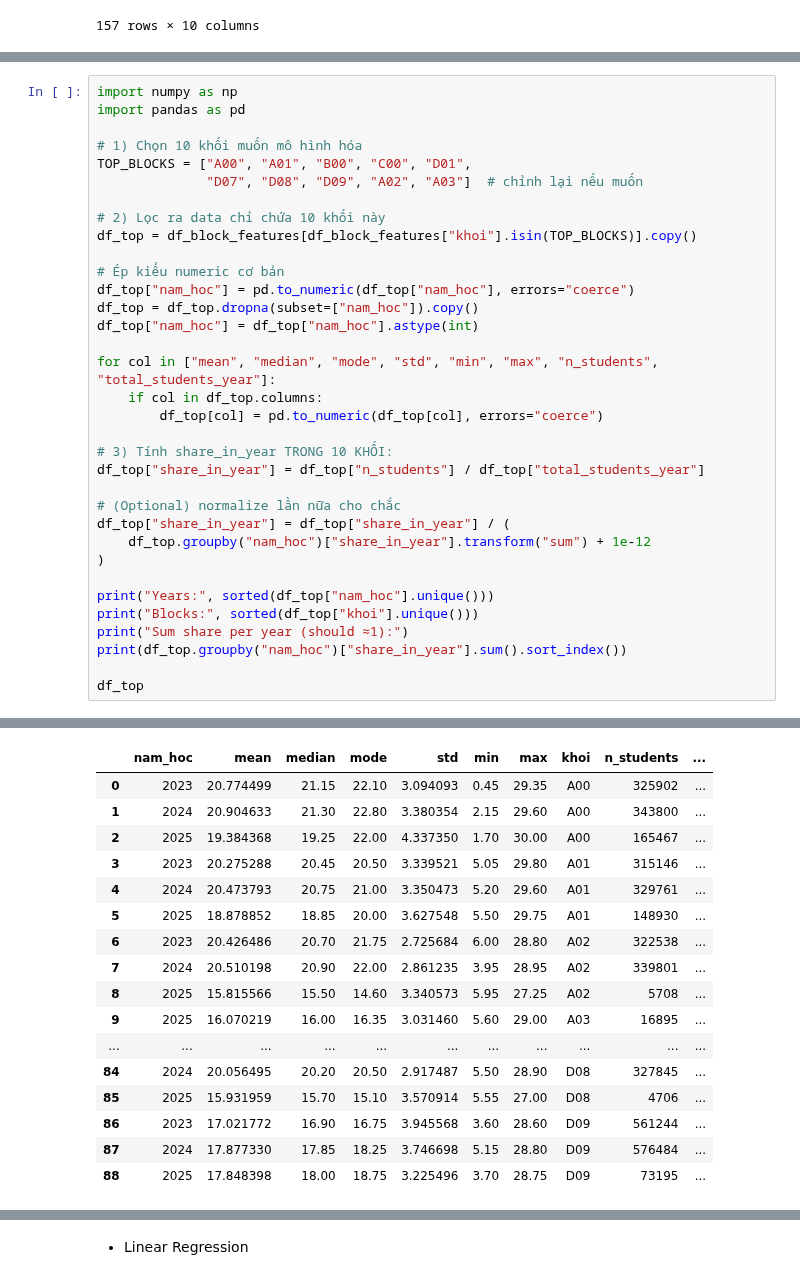
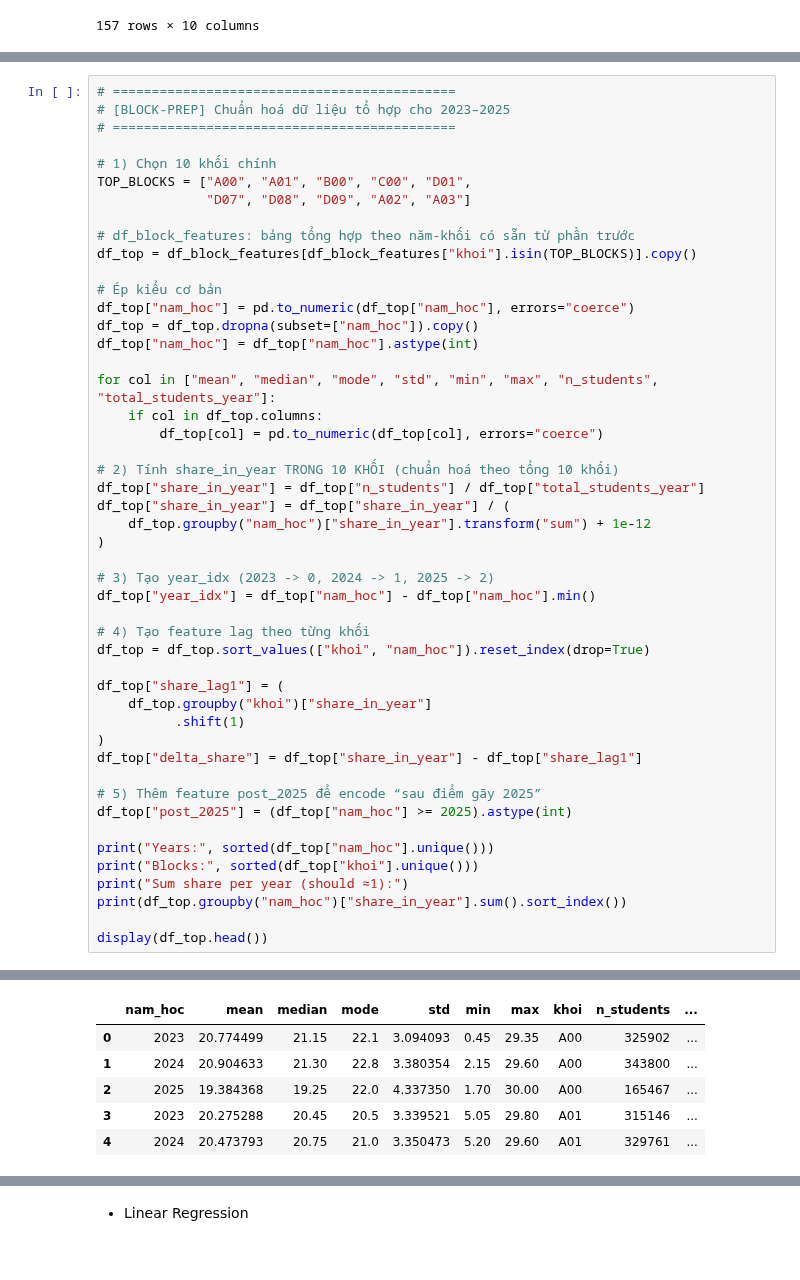
Before and after one commit to tano-dev/Vietnam-National-Exam-Score-Analysis-and-Forecasting, a Jupyter notebook: Notebook/Forecast.ipynb, the cells around one changed output, grey strips where cells are left out. Drawn from its saved outputs; the diff is of its cells as text.

Commit message:
Cập nhật , hoàn thiện Forecast dự báo tỉ lệ tổ hợp. Yêu cầu đổi trình bày Forecast theo điểm cho phù hợp

```diff
--- a/Notebook/Forecast.ipynb
+++ b/Notebook/Forecast.ipynb
@@ -1057,60 +1175,63 @@ df_block_features
 # %%
-import numpy as np
-import pandas as pd
+# ============================================
+# [BLOCK-PREP] Chuẩn hoá dữ liệu tổ hợp cho 2023–2025
+# ============================================
 
-# 1) Chọn 10 khối muốn mô hình hóa
+# 1) Chọn 10 khối chính
 TOP_BLOCKS = ["A00", "A01", "B00", "C00", "D01",
-              "D07", "D08", "D09", "A02", "A03"]  # chỉnh lại nếu muốn
+              "D07", "D08", "D09", "A02", "A03"]
 
-# 2) Lọc ra data chỉ chứa 10 khối này
+# df_block_features: bảng tổng hợp theo năm-khối có sẵn từ phần trước
 df_top = df_block_features[df_block_features["khoi"].isin(TOP_BLOCKS)].copy()
 
-# Ép kiểu numeric cơ bản
+# Ép kiểu cơ bản
 df_top["nam_hoc"] = pd.to_numeric(df_top["nam_hoc"], errors="coerce")
 df_top = df_top.dropna(subset=["nam_hoc"]).copy()
 df_top["nam_hoc"] = df_top["nam_hoc"].astype(int)
 
 for col in ["mean", "median", "mode", "std", "min", "max", "n_students", "total_students_year"]:
     if col in df_top.columns:
         df_top[col] = pd.to_numeric(df_top[col], errors="coerce")
 
-# 3) Tính share_in_year TRONG 10 KHỐI:
+# 2) Tính share_in_year TRONG 10 KHỐI (chuẩn hoá theo tổng 10 khối)
 df_top["share_in_year"] = df_top["n_students"] / df_top["total_students_year"]
-
-# (Optional) normalize lần nữa cho chắc
 df_top["share_in_year"] = df_top["share_in_year"] / (
     df_top.groupby("nam_hoc")["share_in_year"].transform("sum") + 1e-12
 )
+
+# 3) Tạo year_idx (2023 -> 0, 2024 -> 1, 2025 -> 2)
+df_top["year_idx"] = df_top["nam_hoc"] - df_top["nam_hoc"].min()
+
+# 4) Tạo feature lag theo từng khối
+df_top = df_top.sort_values(["khoi", "nam_hoc"]).reset_index(drop=True)
+
+df_top["share_lag1"] = (
+    df_top.groupby("khoi")["share_in_year"]
+          .shift(1)
+)
+df_top["delta_share"] = df_top["share_in_year"] - df_top["share_lag1"]
+
+# 5) Thêm feature post_2025 để encode “sau điểm gãy 2025”
+df_top["post_2025"] = (df_top["nam_hoc"] >= 2025).astype(int)
 
 print("Years:", sorted(df_top["nam_hoc"].unique()))
 print("Blocks:", sorted(df_top["khoi"].unique()))
 print("Sum share per year (should ≈1):")
 print(df_top.groupby("nam_hoc")["share_in_year"].sum().sort_index())
 
-df_top
+display(df_top.head())
 # %% [output]
 Years: [np.int64(2023), np.int64(2024), np.int64(2025)]
 Blocks: ['A00', 'A01', 'A02', 'A03', 'B00', 'C00', 'D01', 'D07', 'D08', 'D09']
 Sum share per year (should ≈1):
 nam_hoc
 2023    1.0
 2024    1.0
 2025    1.0
 Name: share_in_year, dtype: float64
 |  | nam_hoc | mean | median | mode | std | min | max | khoi | n_students | ... |
-| 0 | 2023 | 20.774499 | 21.15 | 22.10 | 3.094093 | 0.45 | 29.35 | A00 | 325902 | ... |
-| 1 | 2024 | 20.904633 | 21.30 | 22.80 | 3.380354 | 2.15 | 29.60 | A00 | 343800 | ... |
-| 2 | 2025 | 19.384368 | 19.25 | 22.00 | 4.337350 | 1.70 | 30.00 | A00 | 165467 | ... |
-| 3 | 2023 | 20.275288 | 20.45 | 20.50 | 3.339521 | 5.05 | 29.80 | A01 | 315146 | ... |
-| 4 | 2024 | 20.473793 | 20.75 | 21.00 | 3.350473 | 5.20 | 29.60 | A01 | 329761 | ... |
-| 5 | 2025 | 18.878852 | 18.85 | 20.00 | 3.627548 | 5.50 | 29.75 | A01 | 148930 | ... |
-| 6 | 2023 | 20.426486 | 20.70 | 21.75 | 2.725684 | 6.00 | 28.80 | A02 | 322538 | ... |
-| 7 | 2024 | 20.510198 | 20.90 | 22.00 | 2.861235 | 3.95 | 28.95 | A02 | 339801 | ... |
-| 8 | 2025 | 15.815566 | 15.50 | 14.60 | 3.340573 | 5.95 | 27.25 | A02 | 5708 | ... |
-| 9 | 2025 | 16.070219 | 16.00 | 16.35 | 3.031460 | 5.60 | 29.00 | A03 | 16895 | ... |
-| ... | ... | ... | ... | ... | ... | ... | ... | ... | ... | ... |
-| 84 | 2024 | 20.056495 | 20.20 | 20.50 | 2.917487 | 5.50 | 28.90 | D08 | 327845 | ... |
-| 85 | 2025 | 15.931959 | 15.70 | 15.10 | 3.570914 | 5.55 | 27.00 | D08 | 4706 | ... |
-| 86 | 2023 | 17.021772 | 16.90 | 16.75 | 3.945568 | 3.60 | 28.60 | D09 | 561244 | ... |
-| 87 | 2024 | 17.877330 | 17.85 | 18.25 | 3.746698 | 5.15 | 28.80 | D09 | 576484 | ... |
-| 88 | 2025 | 17.848398 | 18.00 | 18.75 | 3.225496 | 3.70 | 28.75 | D09 | 73195 | ... |
+| 0 | 2023 | 20.774499 | 21.15 | 22.1 | 3.094093 | 0.45 | 29.35 | A00 | 325902 | ... |
+| 1 | 2024 | 20.904633 | 21.30 | 22.8 | 3.380354 | 2.15 | 29.60 | A00 | 343800 | ... |
+| 2 | 2025 | 19.384368 | 19.25 | 22.0 | 4.337350 | 1.70 | 30.00 | A00 | 165467 | ... |
+| 3 | 2023 | 20.275288 | 20.45 | 20.5 | 3.339521 | 5.05 | 29.80 | A01 | 315146 | ... |
+| 4 | 2024 | 20.473793 | 20.75 | 21.0 | 3.350473 | 5.20 | 29.60 | A01 | 329761 | ... |
```
Also changed, not shown: parts of 17 cells of this notebook.
